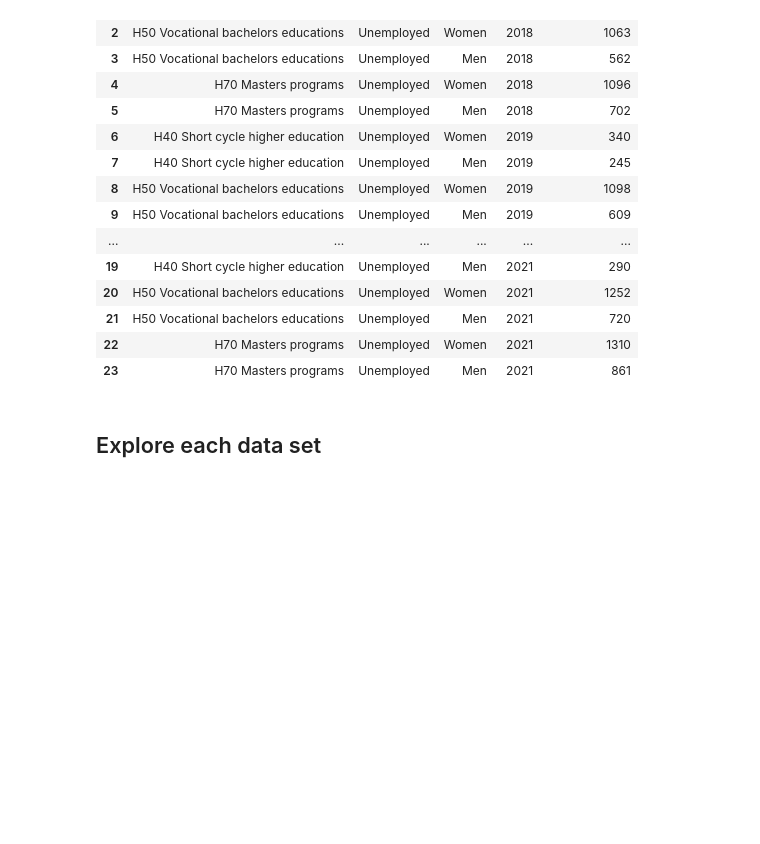
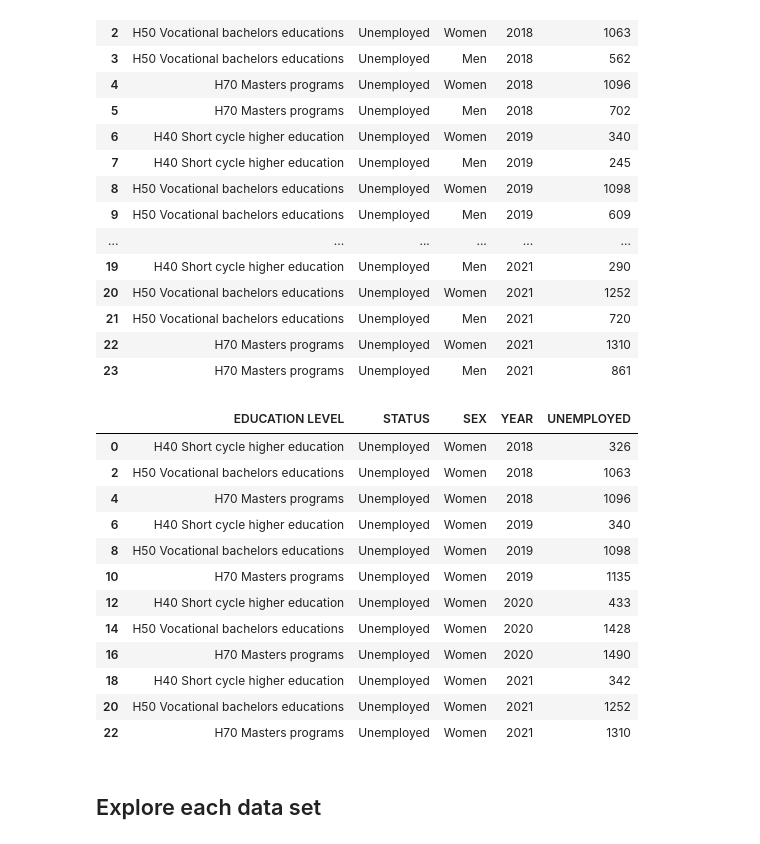
Before and after one commit to NumEconCopenhagen/projects-2023-frederikke-x2-og-sofie, a Jupyter notebook: dataproject/dataproject.ipynb, the cells around one changed output. Saved outputs shown, nothing was run; the diff lists cells and outputs as text; code cells hidden in the pictures; blank space fills up the shorter version.

```diff
--- a/dataproject/dataproject.ipynb
+++ b/dataproject/dataproject.ipynb
@@ -386,6 +388,26 @@ unemp_tabel2
 | 21 | H50 Vocational bachelors educations | Unemployed | Men | 2021 | 720 |
 | 22 | H70 Masters programs | Unemployed | Women | 2021 | 1310 |
 | 23 | H70 Masters programs | Unemployed | Men | 2021 | 861 |
+# %%
+unemp_tabel2_men = unemp_tabel2[unemp_tabel2["SEX"] == "Men"]
+unemp_tabel2_men
+
+unemp_tabel2_women = unemp_tabel2[unemp_tabel2["SEX"] == "Women"]
+unemp_tabel2_women
+# %% [output]
+|  | EDUCATION LEVEL | STATUS | SEX | YEAR | UNEMPLOYED |
+| 0 | H40 Short cycle higher education | Unemployed | Women | 2018 | 326 |
+| 2 | H50 Vocational bachelors educations | Unemployed | Women | 2018 | 1063 |
+| 4 | H70 Masters programs | Unemployed | Women | 2018 | 1096 |
+| 6 | H40 Short cycle higher education | Unemployed | Women | 2019 | 340 |
+| 8 | H50 Vocational bachelors educations | Unemployed | Women | 2019 | 1098 |
+| 10 | H70 Masters programs | Unemployed | Women | 2019 | 1135 |
+| 12 | H40 Short cycle higher education | Unemployed | Women | 2020 | 433 |
+| 14 | H50 Vocational bachelors educations | Unemployed | Women | 2020 | 1428 |
+| 16 | H70 Masters programs | Unemployed | Women | 2020 | 1490 |
+| 18 | H40 Short cycle higher education | Unemployed | Women | 2021 | 342 |
+| 20 | H50 Vocational bachelors educations | Unemployed | Women | 2021 | 1252 |
+| 22 | H70 Masters programs | Unemployed | Women | 2021 | 1310 |
 # %% [markdown]
 ## Explore each data set
 # %% [markdown]
```
Also changed, not shown: parts of 2 cells of this notebook.
